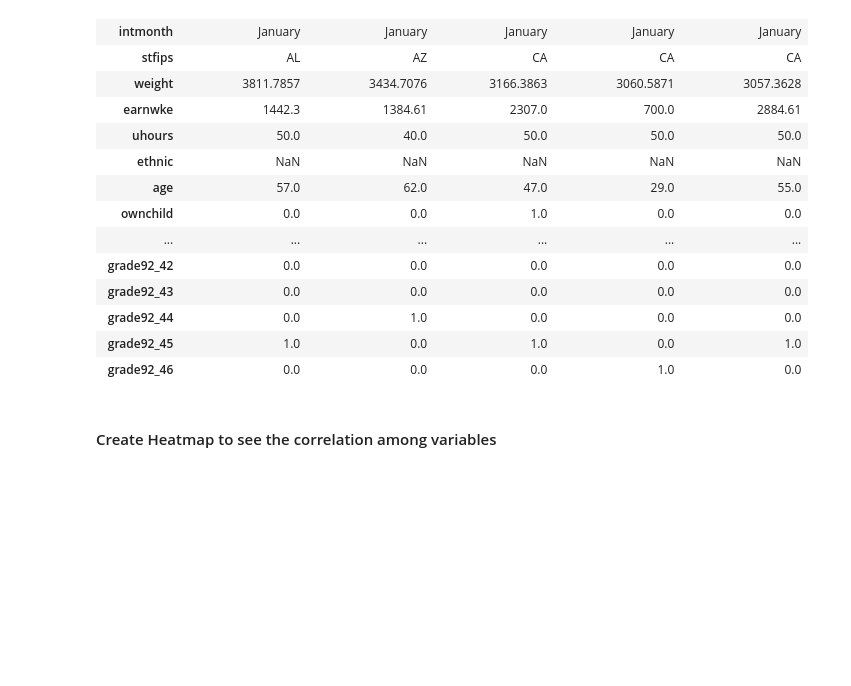
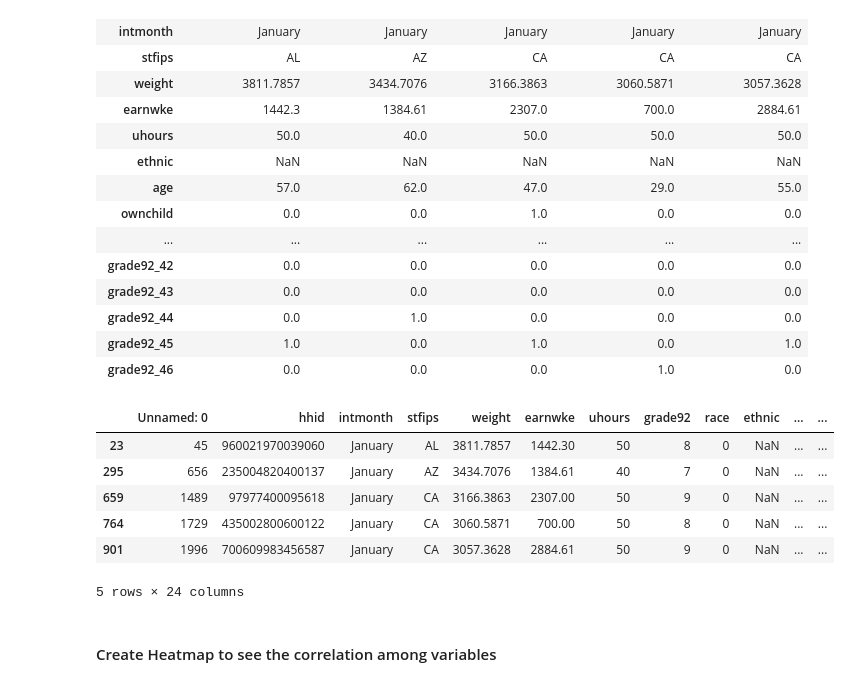
Before and after one commit to thimaipham/CEU_DA3_Assignment1, a Jupyter notebook: Assignment1_ThiMaiPham.ipynb, the cells around one changed output. Cells and saved outputs as stored; diff of their text form; code cells hidden in the pictures; blank space fills up the shorter version.

```diff
--- a/Assignment1_ThiMaiPham.ipynb
+++ b/Assignment1_ThiMaiPham.ipynb
@@ -125,6 +128,30 @@ data_transformed.head().T
 | grade92_44 | 0.0 | 1.0 | 0.0 | 0.0 | 0.0 |
 | grade92_45 | 1.0 | 0.0 | 1.0 | 0.0 | 1.0 |
 | grade92_46 | 0.0 | 0.0 | 0.0 | 1.0 | 0.0 |
+# %%
+from sklearn.preprocessing import LabelEncoder
+
+# Create a copy of the data for label encoding
+data_label_encoded = data.copy()
+
+# Apply Label Encoding to each categorical column
+label_encoders = {}
+for column in categorical_columns:
+    # Initialize a LabelEncoder for each column
+    label_encoders[column] = LabelEncoder()
+    # Transform and replace the column in the dataset
+    data_label_encoded[column] = label_encoders[column].fit_transform(data[column])
+
+# Check the data after applying Label Encoding
+data_label_encoded.head()
+# %% [output]
+|  | Unnamed: 0 | hhid | intmonth | stfips | weight | earnwke | uhours | grade92 | race | ethnic | ... | ... |
+| 23 | 45 | 960021970039060 | January | AL | 3811.7857 | 1442.30 | 50 | 8 | 0 | NaN | ... | ... |
+| 295 | 656 | 235004820400137 | January | AZ | 3434.7076 | 1384.61 | 40 | 7 | 0 | NaN | ... | ... |
+| 659 | 1489 | 97977400095618 | January | CA | 3166.3863 | 2307.00 | 50 | 9 | 0 | NaN | ... | ... |
+| 764 | 1729 | 435002800600122 | January | CA | 3060.5871 | 700.00 | 50 | 8 | 0 | NaN | ... | ... |
+| 901 | 1996 | 700609983456587 | January | CA | 3057.3628 | 2884.61 | 50 | 9 | 0 | NaN | ... | ... |
+5 rows × 24 columns
 # %% [markdown]
 #### Create Heatmap to see the correlation among variables
 # %%
```
Also changed, not shown: parts of 4 cells of this notebook.
